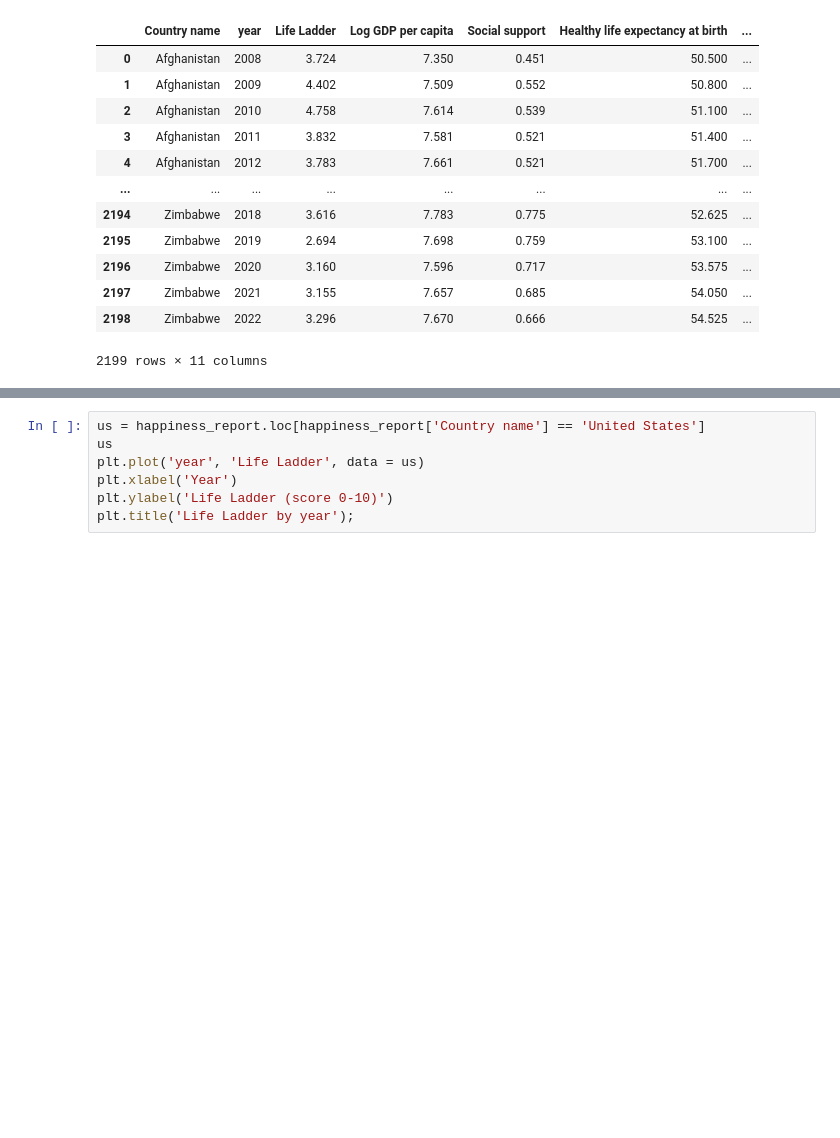
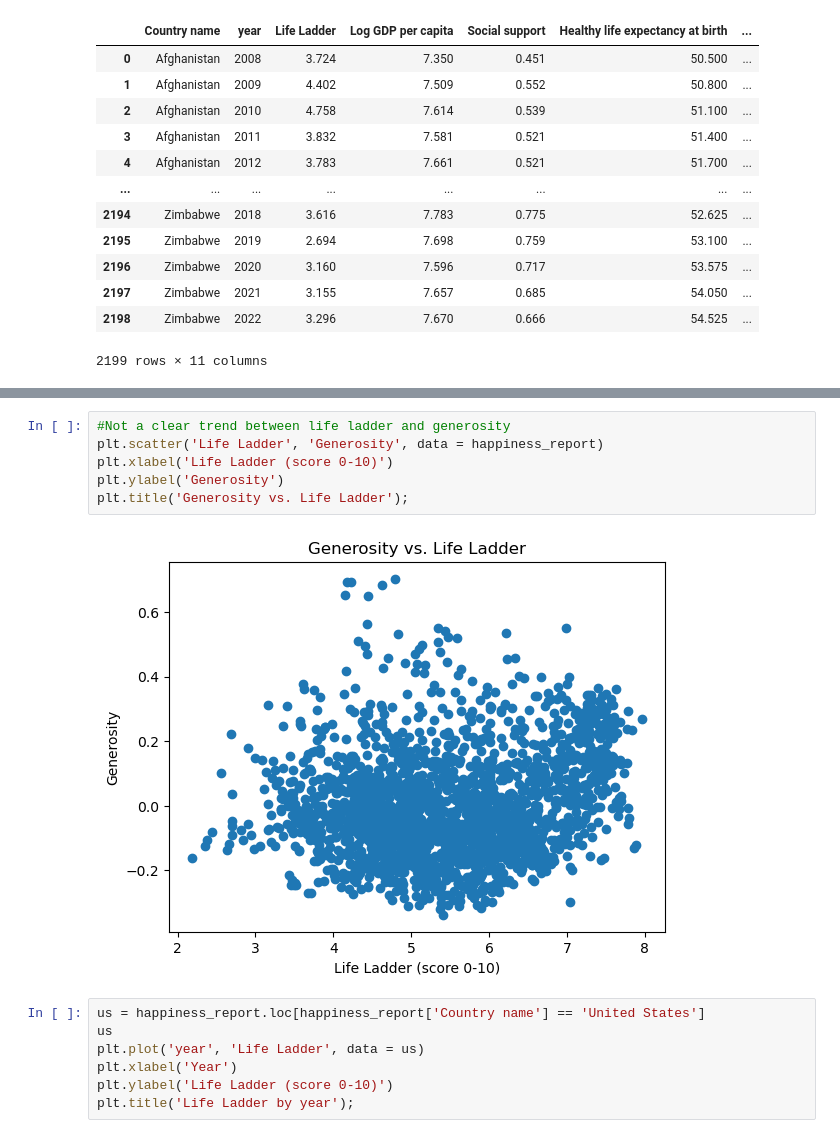
Before and after one commit to taylorfisher1012/world_happiness_trends, a Jupyter notebook: notebooks/happiness_report.ipynb, the cells around one changed output, grey strips where cells are left out. Drawn from its saved outputs; the diff is of its cells as text; blank space fills up the shorter version.

```diff
--- a/notebooks/happiness_report.ipynb
+++ b/notebooks/happiness_report.ipynb
@@ -41,3 +60,11 @@ happiness_report
+# %%
+#Not a clear trend between life ladder and generosity
+plt.scatter('Life Ladder', 'Generosity', data = happiness_report)
+plt.xlabel('Life Ladder (score 0-10)')
+plt.ylabel('Generosity')
+plt.title('Generosity vs. Life Ladder');
+# %% [output]
+[figure, added]
 # %%
 us = happiness_report.loc[happiness_report['Country name'] == 'United States']
 us
```
Also changed, not shown: parts of 40 cells of this notebook, 2 other files.
